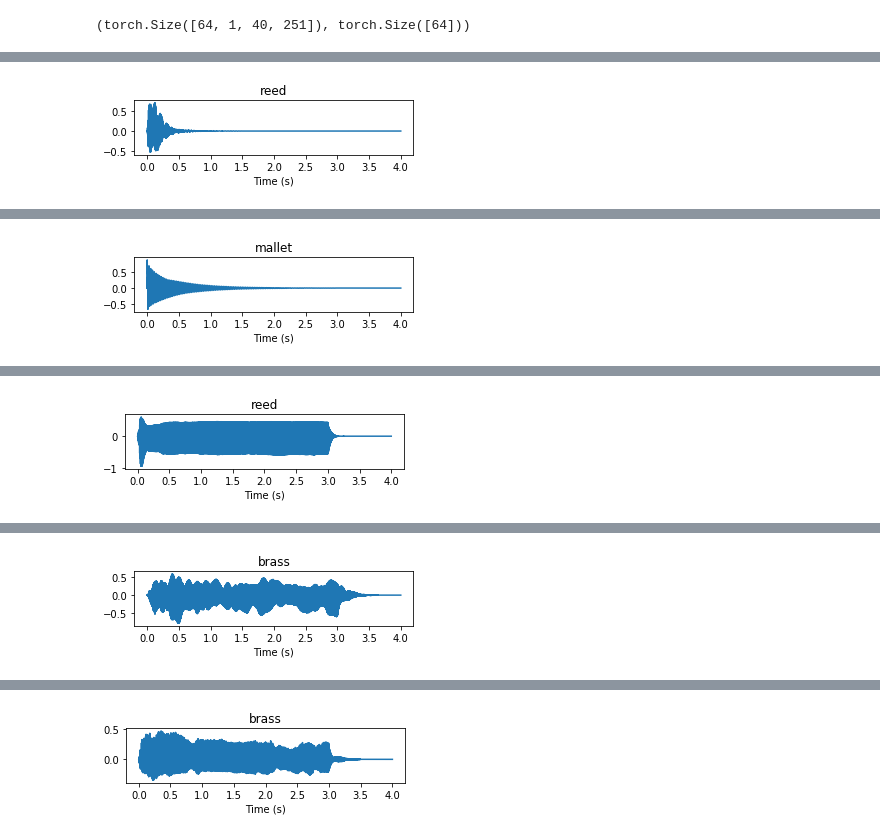
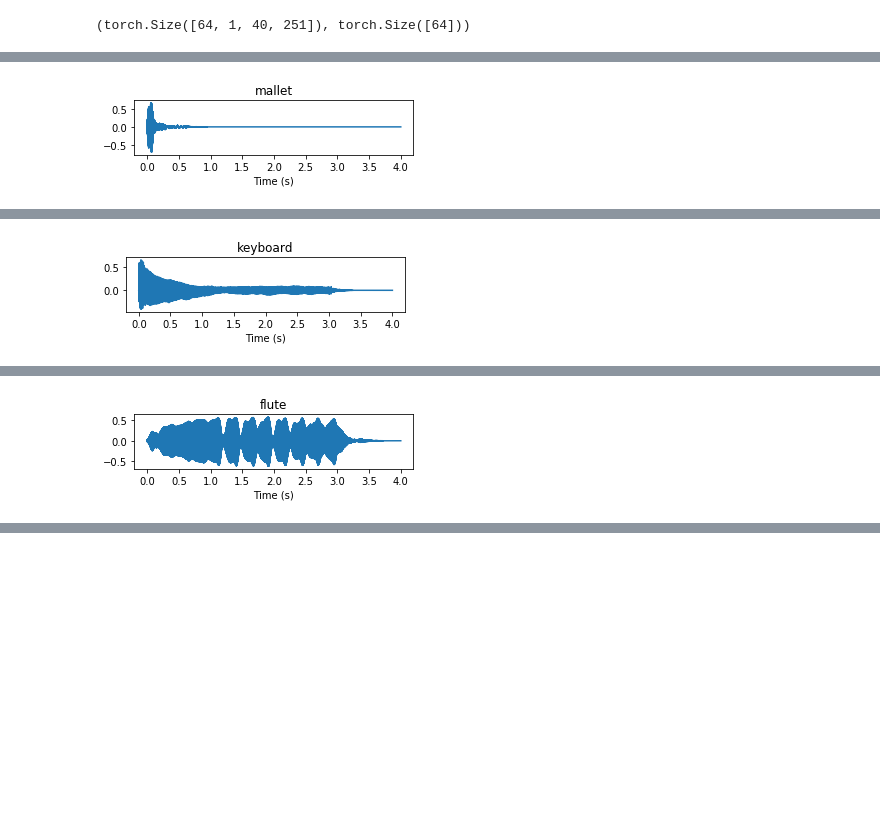
Before and after one commit to jhartquist/fastai_audio, a Jupyter notebook: notebooks/03. NSynth (Audio Classification by Computing Spectrograms On-the-fly).ipynb, the cells around one changed output, grey strips where cells are left out. Saved outputs shown, nothing was run; the diff lists cells and outputs as text; code cells hidden in the pictures; blank space fills up the shorter version.

```diff
--- a/notebooks/03. NSynth (Audio Classification by Computing Spectrograms On-the-fly).ipynb
+++ b/notebooks/03. NSynth (Audio Classification by Computing Spectrograms On-the-fly).ipynb
@@ -60,10 +60,9 @@ xs.min(), xs.max(), xs.mean(), xs.std()
 # %%
-data.show_batch(5)
+data.show_batch(3)
 # %% [output]
-[figure, old version]
+[figure, new version]
 [interactive output not drawn]
-[figure, old version]
+[figure, new version]
 [interactive output not drawn]
-[figure, old version]
+[figure, new version]
 [interactive output not drawn]
-[figure, removed]
@@ -71 +68,0 @@ data.show_batch(5)
-[figure, removed]
```
Also changed, not shown: parts of 9 cells of this notebook, 1 other file.
